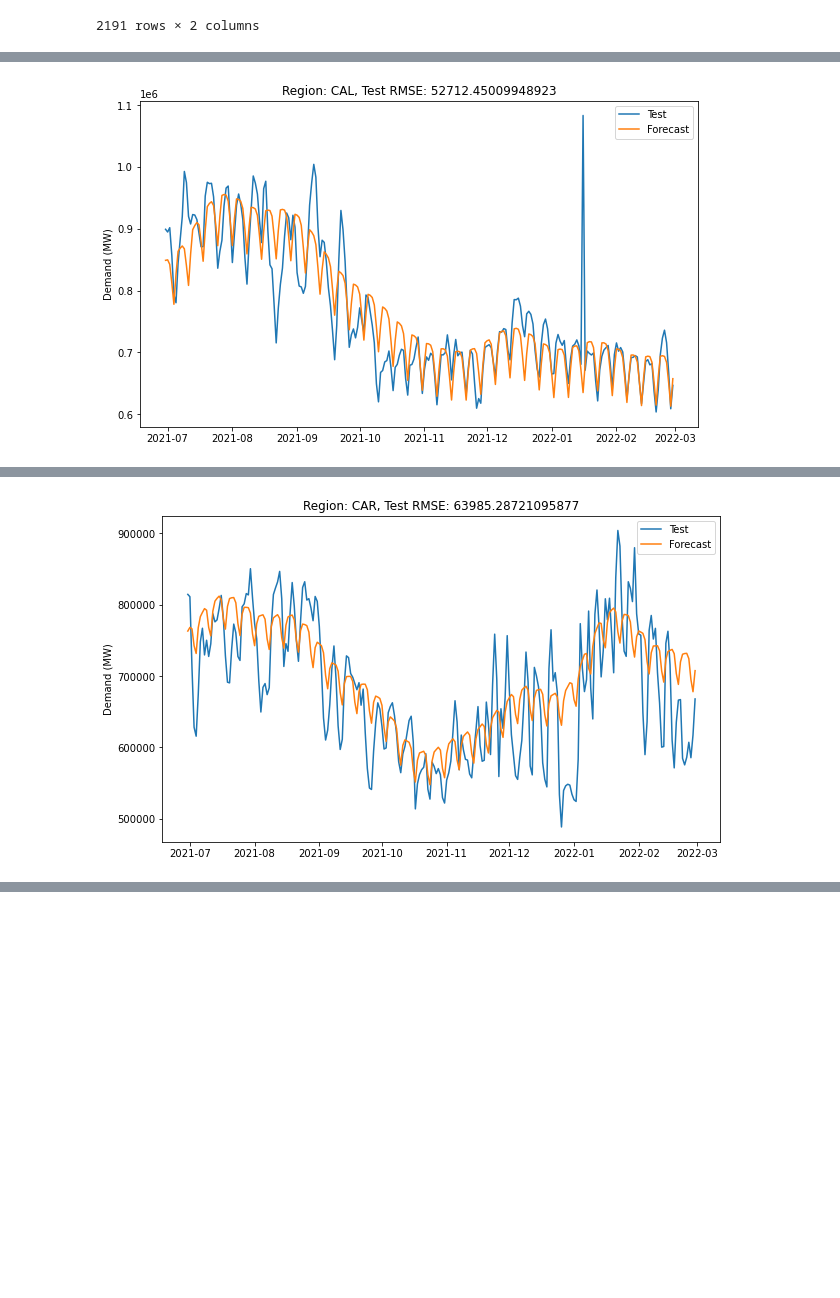
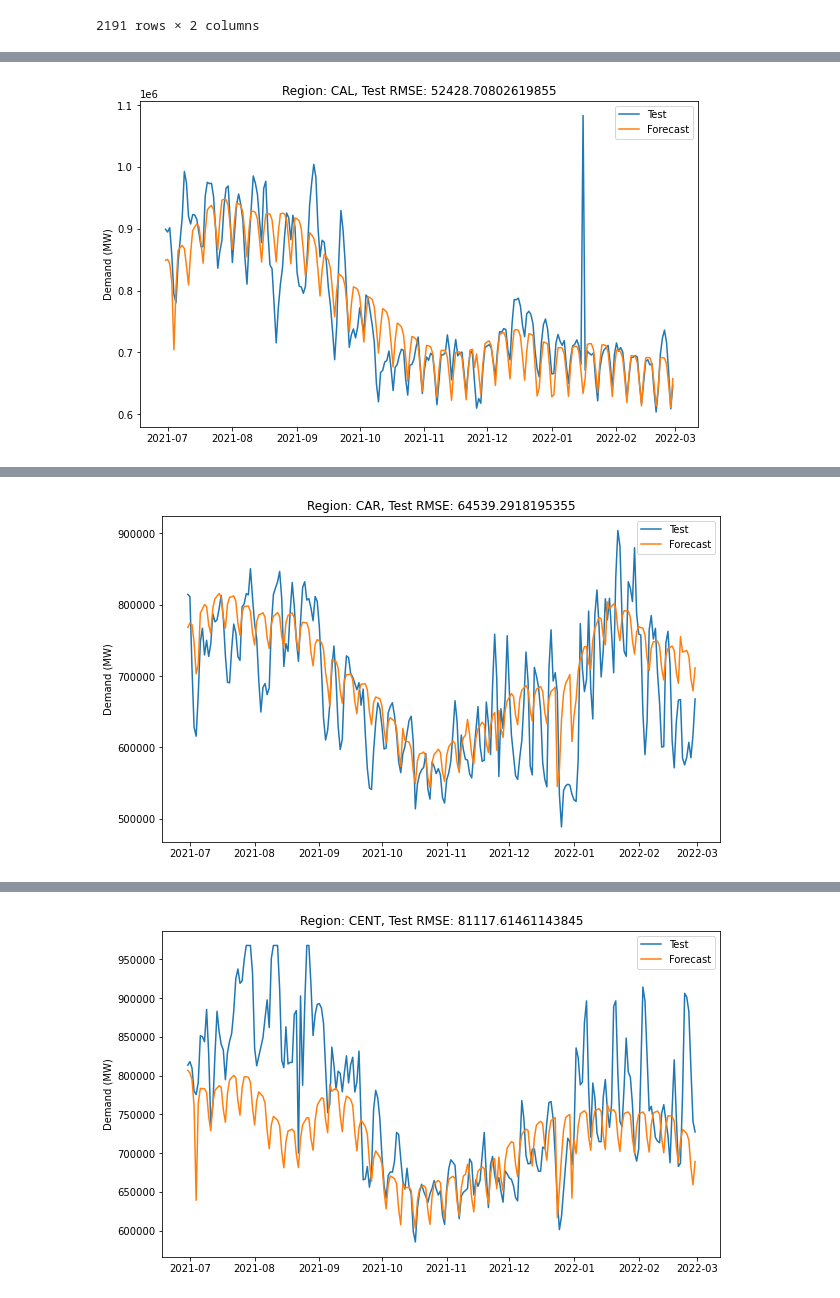
Before and after one commit to samardeep331/US-Energy-Demand-and-Generation, a Jupyter notebook: Scripts/prophet_forecast.ipynb, the cells around one changed output, grey strips where cells are left out. Saved outputs shown, nothing was run; the diff lists cells and outputs as text; code cells hidden in the pictures; blank space fills up the shorter version.

```diff
--- a/Scripts/prophet_forecast.ipynb
+++ b/Scripts/prophet_forecast.ipynb
@@ -48,11 +50,15 @@ train_df_lst[0]['Demand (MW)'].reset_index()
 | 2190 | 2021-06-29 | 894995.0 |
 2191 rows × 2 columns
 # %%
+# Forecating Demand values using Prophet
 pred_list = []
 rmse_list = []
 for i in range(len(train_df_lst)):
     print("Calculating: {}".format(file_names[i].split('.')[0]))
-    demand_model = Prophet()
+    # Define the model
+    demand_model = Prophet(growth = 'linear', seasonality_mode = 'multiplicative', daily_seasonality = False,
+                           weekly_seasonality = True, yearly_seasonality = True).add_country_holidays("USA")
+    # Modify the train and test dataframes and fit the model
     train_df = train_df_lst[i].reset_index()
     train_df = train_df[['UTC Time at End of Hour', 'Demand (MW)']]
     train_df = train_df.rename(columns={'UTC Time at End of Hour': 'ds', 'Demand (MW)': 'y'})
@@ -60,11 +66,13 @@ for i in range(len(train_df_lst)):
     test_df = test_df_lst[i].reset_index()
     test_df = test_df[['UTC Time at End of Hour', 'Demand (MW)']]
     test_df = test_df.rename(columns={'UTC Time at End of Hour': 'ds', 'Demand (MW)': 'y'})
+    # Generate future forecasts for demand values
     future_demand = demand_model.make_future_dataframe(periods=len(test_df))
     forecast_demand = demand_model.predict(future_demand)
     forecast_demand = forecast_demand[['ds', 'yhat']][-len(test_df):]
     actual = test_df['y'].values
     forecasted = forecast_demand['yhat'].values
+    # Calculate RMSE values
     rmse = np.sqrt(mean_squared_error(actual, forecasted))
     plt.figure(figsize = (10, 6))
     plt.plot(test_df['ds'], actual, label = 'Test')
@@ -78,0 +88 @@ Calculating: CAL
+[figure, new version]
@@ -80 +89,0 @@ Calculating: CAL
-[figure, old version]
@@ -82,0 +92 @@ Calculating: CAR
+[figure, new version]
@@ -84 +93,0 @@ Calculating: CAR
-[figure, old version]
@@ -86,0 +96 @@ Calculating: CENT
+[figure, new version]
```
Also changed, not shown: parts of 6 cells of this notebook.
